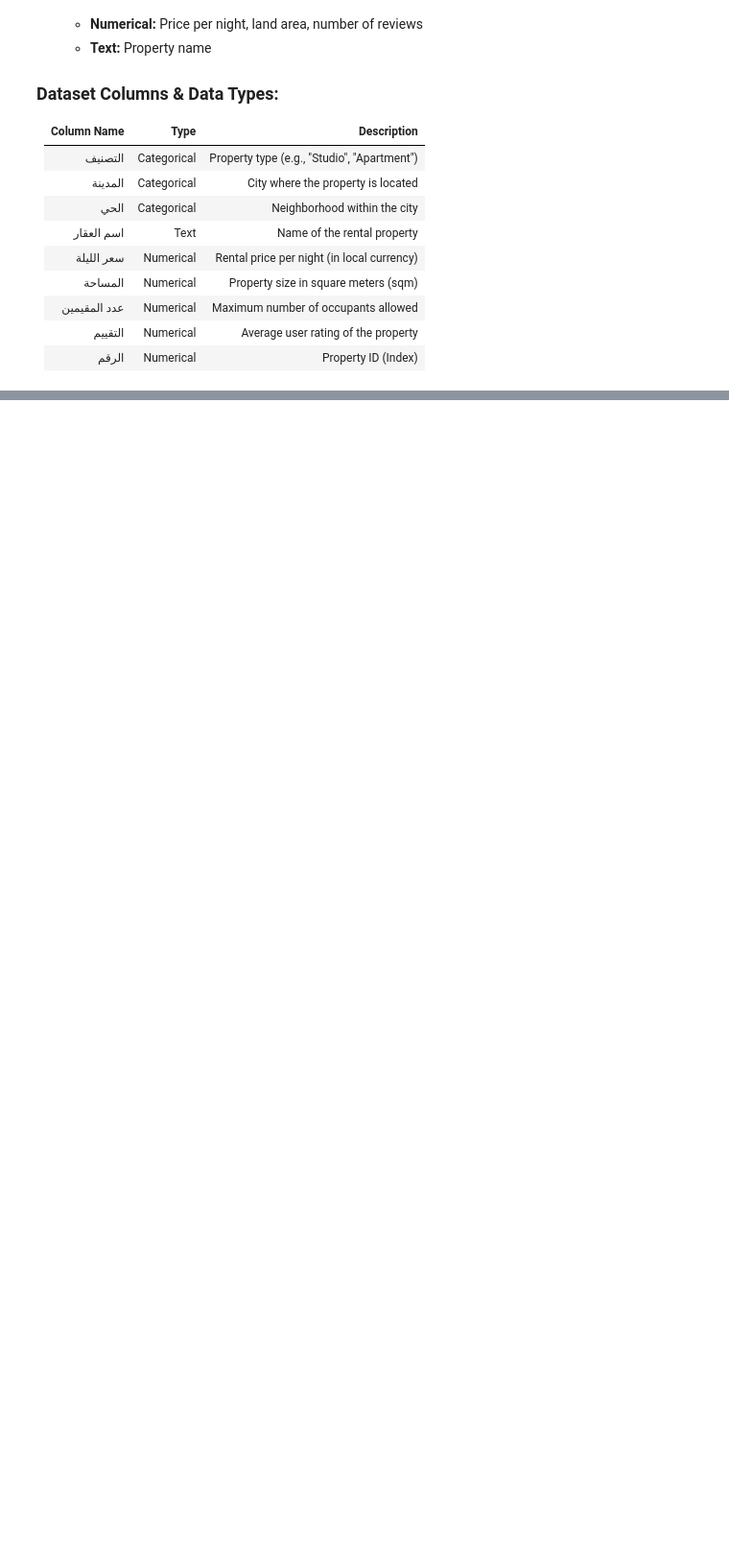
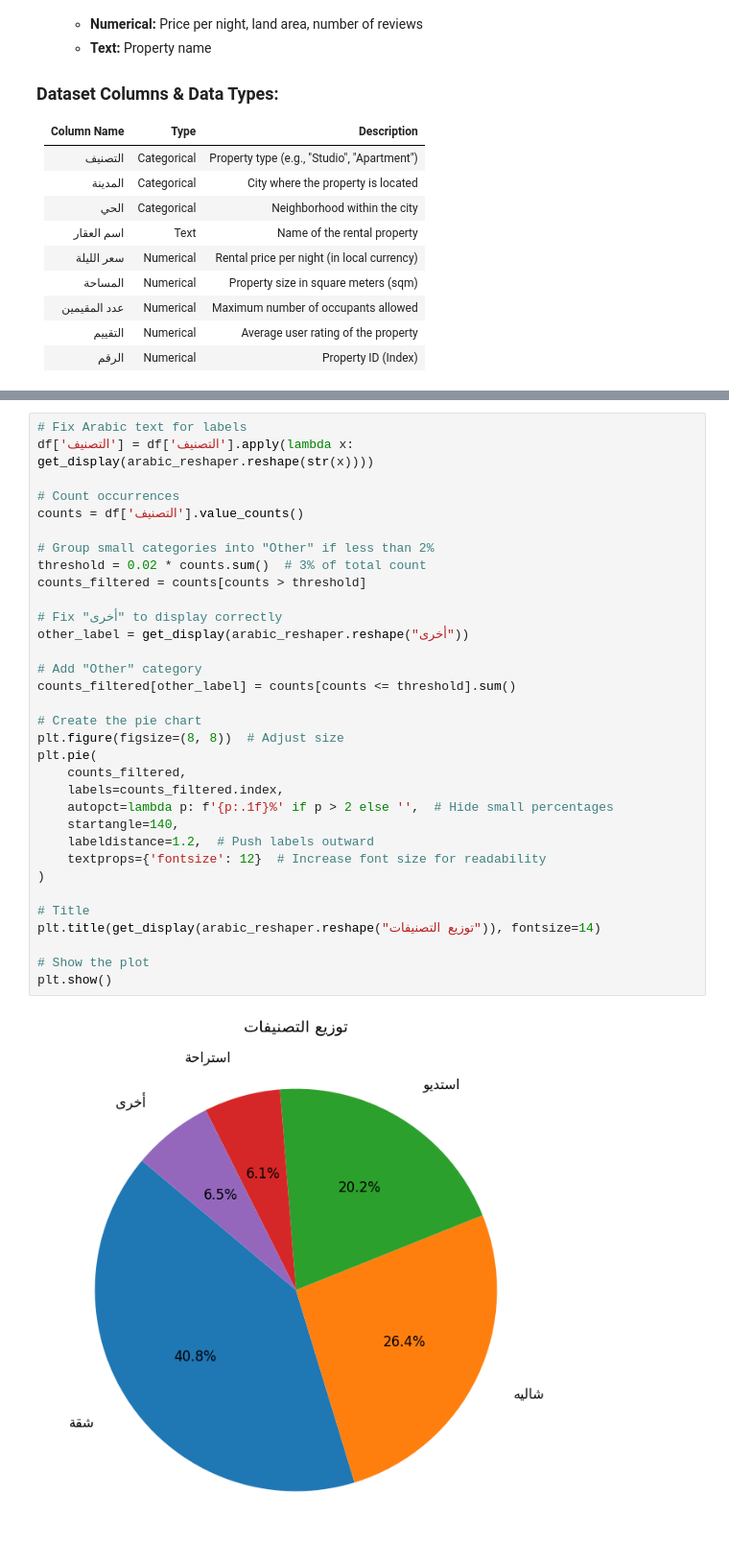
Before and after one commit to 157nouraalhumaid/SW485-Project-Group4, a Jupyter notebook: Notebook/phase1_data_exploration (1).ipynb, the cells around one changed output, grey strips where cells are left out. Shown: that part at 96% size. Saved outputs shown, nothing was run; the diff lists cells and outputs as text; blank space fills up the shorter version.

```diff
--- a/Notebook/phase1_data_exploration (1).ipynb
+++ b/Notebook/phase1_data_exploration (1).ipynb
@@ -106,0 +230,35 @@ df.head()
+# %%
+# Fix Arabic text for labels
+df['التصنيف'] = df['التصنيف'].apply(lambda x: get_display(arabic_reshaper.reshape(str(x))))
+
+# Count occurrences
+counts = df['التصنيف'].value_counts()
+
+# Group small categories into "Other" if less than 2%
+threshold = 0.02 * counts.sum()  # 3% of total count
+counts_filtered = counts[counts > threshold]
+
+# Fix "أخرى" to display correctly
+other_label = get_display(arabic_reshaper.reshape("أخرى"))
+
+# Add "Other" category
+counts_filtered[other_label] = counts[counts <= threshold].sum()
+
+# Create the pie chart
+plt.figure(figsize=(8, 8))  # Adjust size
+plt.pie(
+    counts_filtered,
+    labels=counts_filtered.index,
+    autopct=lambda p: f'{p:.1f}%' if p > 2 else '',  # Hide small percentages
+    startangle=140,
+    labeldistance=1.2,  # Push labels outward
+    textprops={'fontsize': 12}  # Increase font size for readability
+)
+
+# Title
+plt.title(get_display(arabic_reshaper.reshape("توزيع التصنيفات")), fontsize=14)
+
+# Show the plot
+plt.show()
+# %% [output]
+[figure, added]
```
Also changed, not shown: parts of 20 cells of this notebook.
